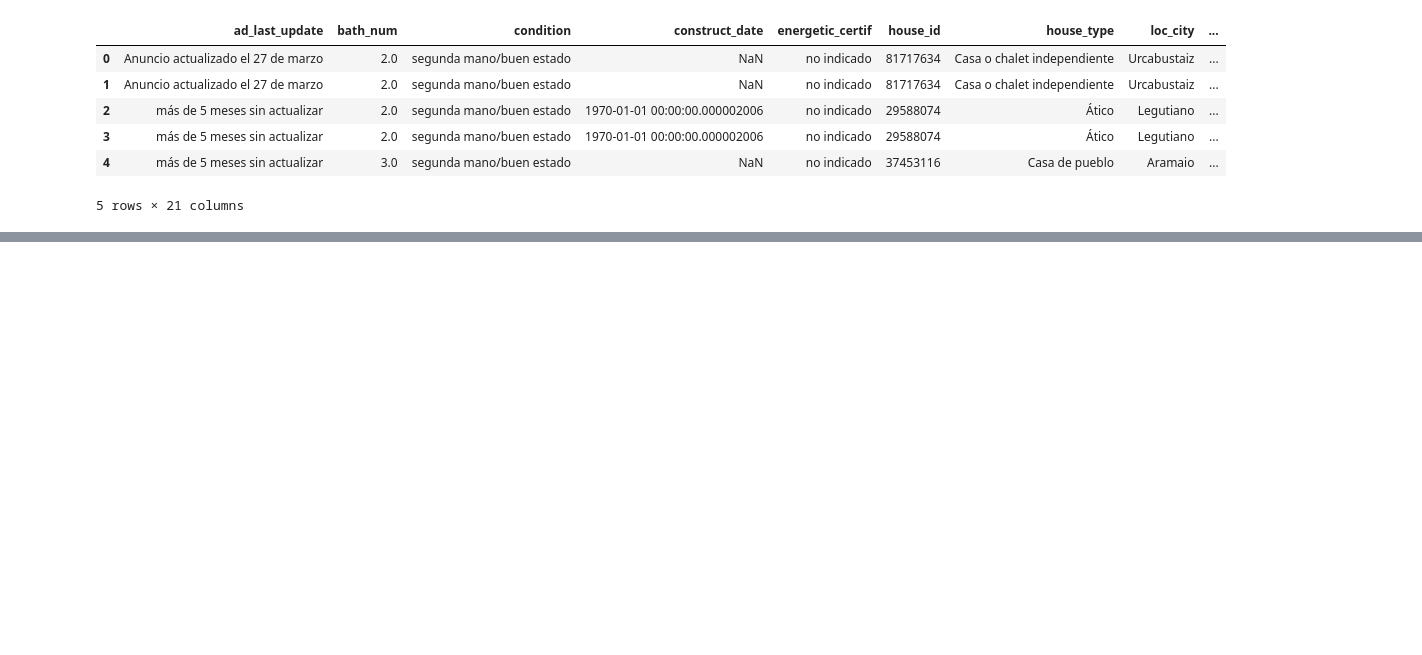
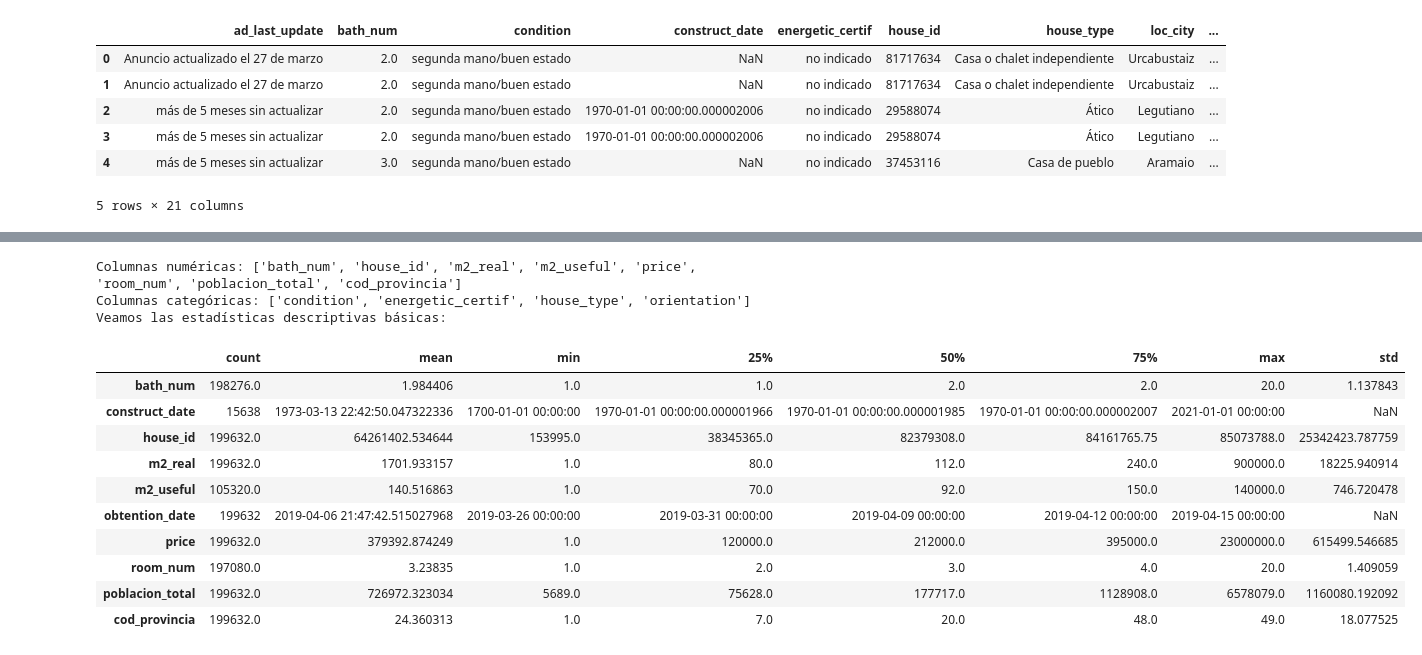
Before and after one commit to pablo98al/Proyecto_Final, a Jupyter notebook: Pre - Proyecto/Notebook/Merge.ipynb, the cells around one changed output, grey strips where cells are left out. Saved outputs shown, nothing was run; the diff lists cells and outputs as text; code cells hidden in the pictures; blank space fills up the shorter version.

```diff
--- a/Pre - Proyecto/Notebook/Merge.ipynb
+++ b/Pre - Proyecto/Notebook/Merge.ipynb
@@ -62,3 +59,6 @@ df_final.head()
 | 3 | más de 5 meses sin actualizar | 2.0 | segunda mano/buen estado | 1970-01-01 00:00:00.000002006 | no indicado | 29588074 | Ático | Legutiano | ... |
 | 4 | más de 5 meses sin actualizar | 3.0 | segunda mano/buen estado | NaN | no indicado | 37453116 | Casa de pueblo | Aramaio | ... |
 5 rows × 21 columns
+# %%
+df = df_final
+df.head()
@@ -64,0 +98,12 @@ df_final.head()
+# %%
+# Cambiamos los tipos de datos de las diferentes columnas
+df['construct_date'] = pd.to_datetime(df['construct_date'], errors='coerce')
+df['obtention_date'] = pd.to_datetime(df['obtention_date'], errors='coerce')
+
+df['bath_num'] = df['bath_num'].astype('Int64')
+df['room_num'] = df['room_num'].astype('Int64')
+
+df['condition'] = df['condition'].astype('category')
+df['house_type'] = df['house_type'].astype('category')
+df['energetic_certif'] = df['energetic_certif'].astype('category')
+df['orientation'] = df['orientation'].astype('category')
@@ -64,0 +130,24 @@ df_final.head()
+# %%
+num_cols = df.select_dtypes(include=['int64', 'float64']).columns
+cat_cols = df.select_dtypes(include=['category']).columns
+
+print(f"Columnas numéricas: {num_cols.tolist()}")
+print(f"Columnas categóricas: {cat_cols.tolist()}")
+
+print("Veamos las estadísticas descriptivas básicas:\n")
+df.describe().T.round(2)
+# %% [output]
+Columnas numéricas: ['bath_num', 'house_id', 'm2_real', 'm2_useful', 'price', 'room_num', 'poblacion_total', 'cod_provincia']
+Columnas categóricas: ['condition', 'energetic_certif', 'house_type', 'orientation']
+Veamos las estadísticas descriptivas básicas:
+|  | count | mean | min | 25% | 50% | 75% | max | std |
+| bath_num | 198276.0 | 1.984406 | 1.0 | 1.0 | 2.0 | 2.0 | 20.0 | 1.137843 |
+| construct_date | 15638 | 1973-03-13 22:42:50.047322336 | 1700-01-01 00:00:00 | 1970-01-01 00:00:00.000001966 | 1970-01-01 00:00:00.000001985 | 1970-01-01 00:00:00.000002007 | 2021-01-01 00:00:00 | NaN |
+| house_id | 199632.0 | 64261402.534644 | 153995.0 | 38345365.0 | 82379308.0 | 84161765.75 | 85073788.0 | 25342423.787759 |
+| m2_real | 199632.0 | 1701.933157 | 1.0 | 80.0 | 112.0 | 240.0 | 900000.0 | 18225.940914 |
+| m2_useful | 105320.0 | 140.516863 | 1.0 | 70.0 | 92.0 | 150.0 | 140000.0 | 746.720478 |
+| obtention_date | 199632 | 2019-04-06 21:47:42.515027968 | 2019-03-26 00:00:00 | 2019-03-31 00:00:00 | 2019-04-09 00:00:00 | 2019-04-12 00:00:00 | 2019-04-15 00:00:00 | NaN |
+| price | 199632.0 | 379392.874249 | 1.0 | 120000.0 | 212000.0 | 395000.0 | 23000000.0 | 615499.546685 |
+| room_num | 197080.0 | 3.23835 | 1.0 | 2.0 | 3.0 | 4.0 | 20.0 | 1.409059 |
+| poblacion_total | 199632.0 | 726972.323034 | 5689.0 | 75628.0 | 177717.0 | 1128908.0 | 6578079.0 | 1160080.192092 |
+| cod_provincia | 199632.0 | 24.360313 | 1.0 | 7.0 | 20.0 | 48.0 | 49.0 | 18.077525 |
```
Also changed, not shown: parts of 12 cells of this notebook, 3 other files.
